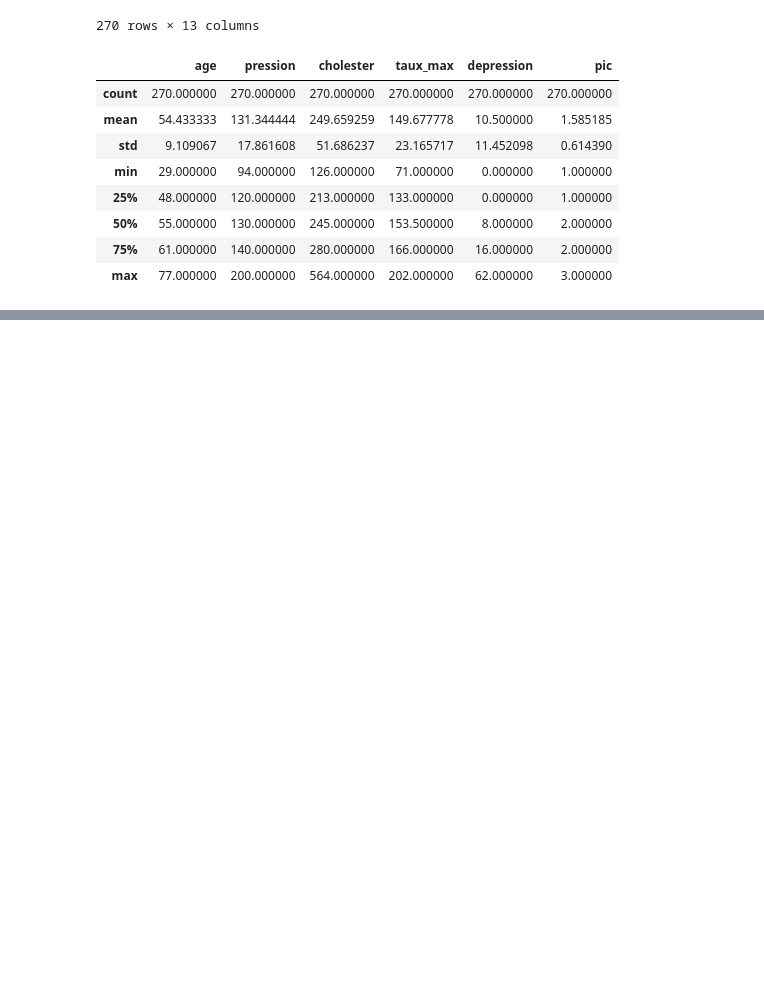
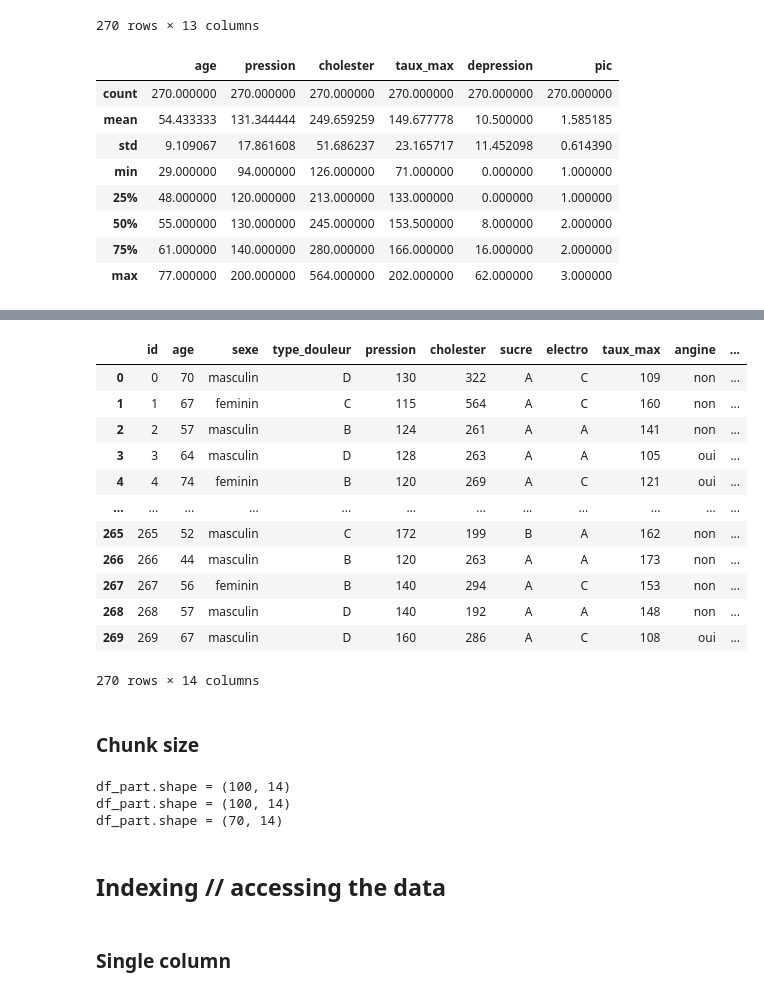
Before and after one commit to ezalos/Notebooks2Teach, a Jupyter notebook: 02_pandas.ipynb, the cells around one changed output, grey strips where cells are left out. Drawn from its saved outputs; the diff is of its cells as text; code cells hidden in the pictures; blank space fills up the shorter version.

```diff
--- a/02_pandas.ipynb
+++ b/02_pandas.ipynb
@@ -104,0 +221,18 @@ df.describe()
+# %%
+from sqlalchemy import create_engine
+
+engine = create_engine('sqlite:///data/heart.sqlite', echo=True)
+df_sql = pd.read_sql(
+    "SELECT * FROM heart;",
+    engine
+)
+print("Done!\n\n")
+
+engine = create_engine('sqlite:///:memory:', echo=True)
+nb_lines_uploaded = df_sql.to_sql(
+    "new_table",
+    engine,
+    index=False,
+    method="multi",     # Create one INSERT statement by row
+)
+nb_lines_uploaded
@@ -104,0 +258,33 @@ df.describe()
+# %%
+df_sql
+# %% [output]
+|  | id | age | sexe | type_douleur | pression | cholester | sucre | electro | taux_max | angine | ... |
+| 0 | 0 | 70 | masculin | D | 130 | 322 | A | C | 109 | non | ... |
+| 1 | 1 | 67 | feminin | C | 115 | 564 | A | C | 160 | non | ... |
+| 2 | 2 | 57 | masculin | B | 124 | 261 | A | A | 141 | non | ... |
+| 3 | 3 | 64 | masculin | D | 128 | 263 | A | A | 105 | oui | ... |
+| 4 | 4 | 74 | feminin | B | 120 | 269 | A | C | 121 | oui | ... |
+| ... | ... | ... | ... | ... | ... | ... | ... | ... | ... | ... | ... |
+| 265 | 265 | 52 | masculin | C | 172 | 199 | B | A | 162 | non | ... |
+| 266 | 266 | 44 | masculin | B | 120 | 263 | A | A | 173 | non | ... |
+| 267 | 267 | 56 | feminin | B | 140 | 294 | A | C | 153 | non | ... |
+| 268 | 268 | 57 | masculin | D | 140 | 192 | A | A | 148 | non | ... |
+| 269 | 269 | 67 | masculin | D | 160 | 286 | A | C | 108 | oui | ... |
+270 rows × 14 columns
+# %% [markdown]
+### Chunk size
+# %%
+from sqlalchemy import create_engine
+
+engine = create_engine('sqlite:///data/heart.sqlite', echo=False)
+
+for df_part in pd.read_sql("SELECT * FROM heart;", engine, chunksize=100):
+    print(f"{df_part.shape = }")
+# %% [output]
+df_part.shape = (100, 14)
+df_part.shape = (100, 14)
+df_part.shape = (70, 14)
+# %% [markdown]
+## Indexing // accessing the data
+# %% [markdown]
+### Single column
```
Also changed, not shown: parts of 116 cells of this notebook, 5 other files.
